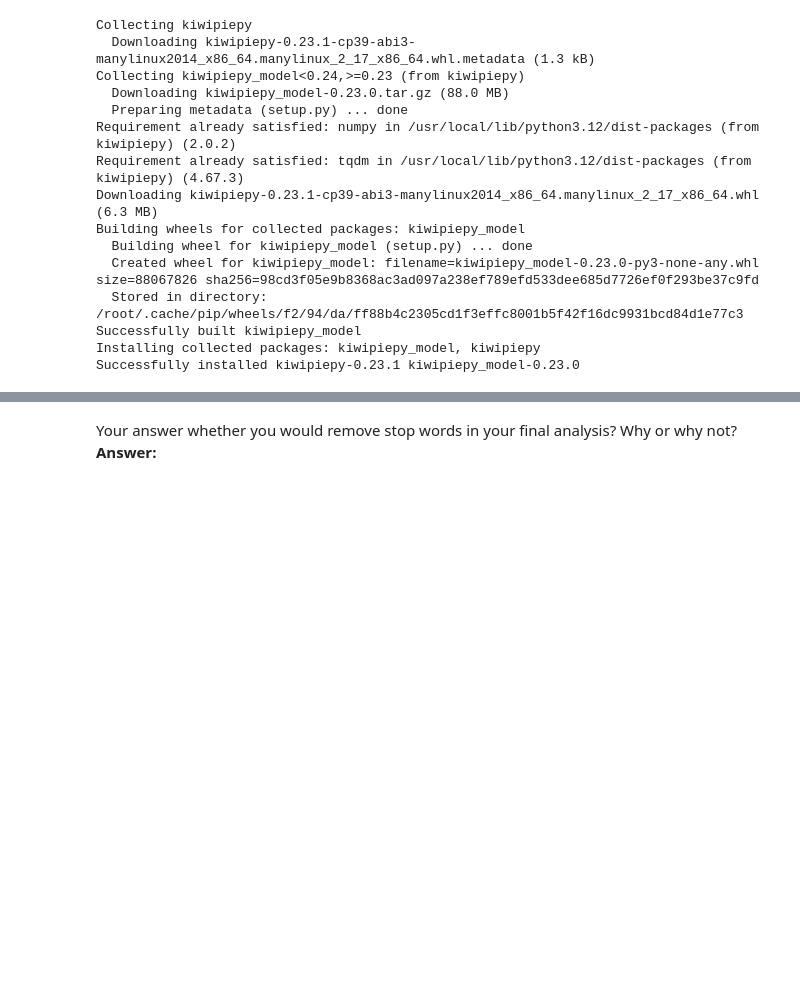
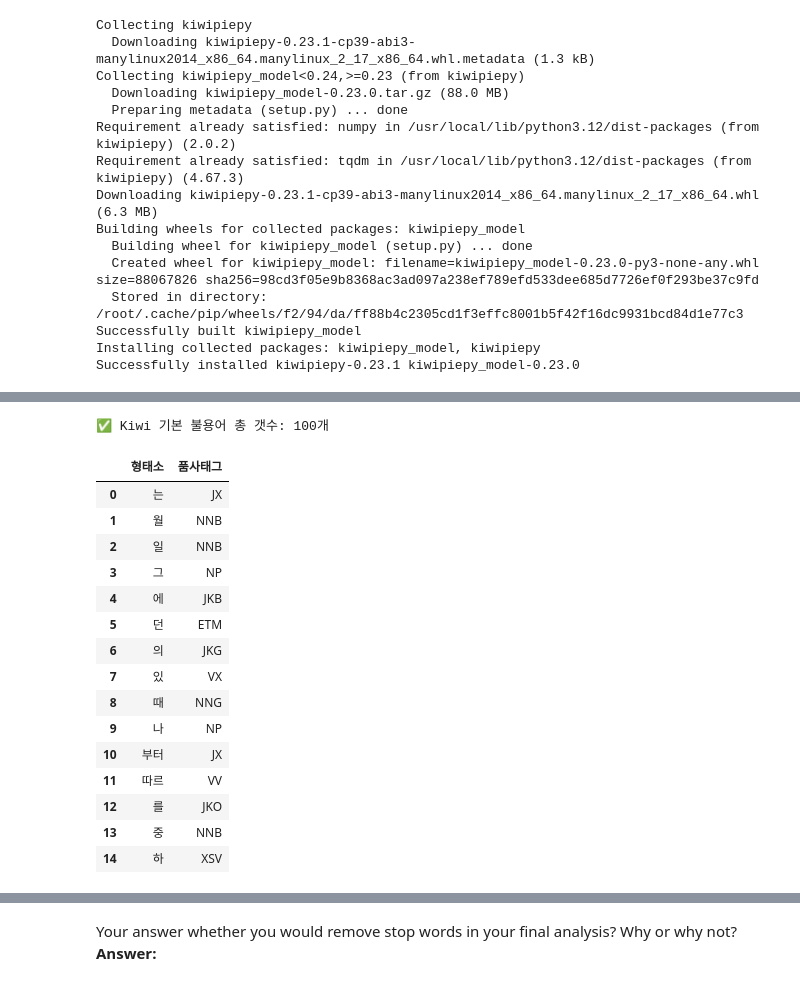
Before and after one commit to 202503660-ai/NLP_for_SocialScience, a Jupyter notebook: asgmt2_text_preprocessing.ipynb, the cells around one changed output, grey strips where cells are left out. Saved outputs shown, nothing was run; the diff lists cells and outputs as text; code cells hidden in the pictures; blank space fills up the shorter version.

```diff
--- a/asgmt2_text_preprocessing.ipynb
+++ b/asgmt2_text_preprocessing.ipynb
@@ -363,2 +391,44 @@ NameError: name 'cleaned_text_ko' is not defined
+# %%
+import pandas as pd
+from kiwipiepy.utils import Stopwords
+
+# 1. 불용어 객체 불러오기
+stopwords = Stopwords()
+
+# 2. 불용어 리스트 꺼내기 (객체 내부의 '.stopwords' 속성에 직접 접근!)
+# Kiwi 내부 구조가 딕셔너리(dict)인지 세트(set)인지에 따라 안전하게 꺼냅니다.
+if hasattr(stopwords, 'stopwords'):
+    if isinstance(stopwords.stopwords, dict):
+        stopword_list = list(stopwords.stopwords.keys())
+    else:
+        stopword_list = list(stopwords.stopwords)
+else:
+    # 혹시 모를 다른 버전을 위한 대비책
+    stopword_list = list(stopwords._stopwords)
+
+# 3. 데이터프레임으로 변환
+df_stopwords = pd.DataFrame(stopword_list, columns=['형태소', '품사태그'])
+
+# 4. 전체 갯수 및 결과 확인
+print(f"✅ Kiwi 기본 불용어 총 갯수: {len(df_stopwords)}개\n")
+display(df_stopwords.head(15), df_stopwords.tail(15), df_stopwords)
+# %% [output]
+✅ Kiwi 기본 불용어 총 갯수: 100개
+|  | 형태소 | 품사태그 |
+| 0 | 는 | JX |
+| 1 | 월 | NNB |
+| 2 | 일 | NNB |
+| 3 | 그 | NP |
+| 4 | 에 | JKB |
+| 5 | 던 | ETM |
+| 6 | 의 | JKG |
+| 7 | 있 | VX |
+| 8 | 때 | NNG |
+| 9 | 나 | NP |
+| 10 | 부터 | JX |
+| 11 | 따르 | VV |
+| 12 | 를 | JKO |
+| 13 | 중 | NNB |
+| 14 | 하 | XSV |
 # %%
 # Compare the results of before and after stopword removal
```
Also changed, not shown: parts of 7 cells of this notebook.
